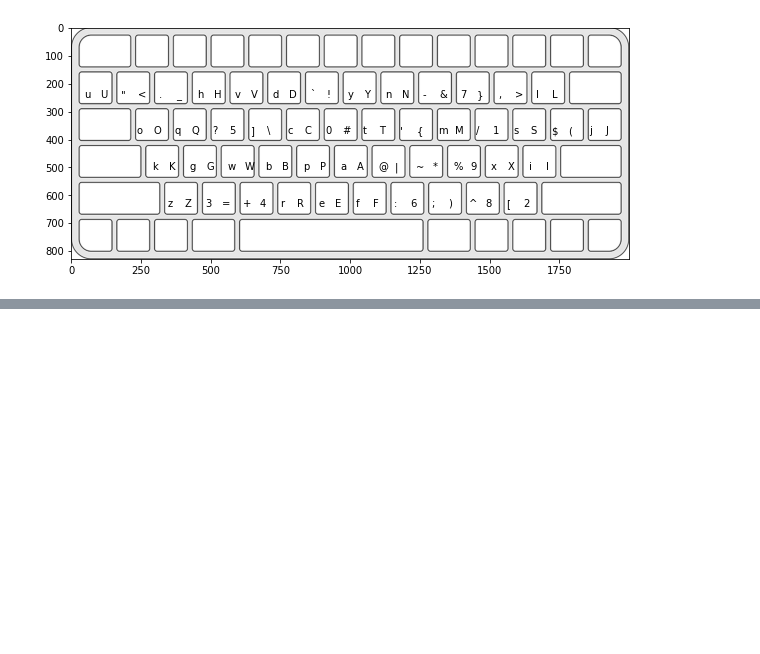
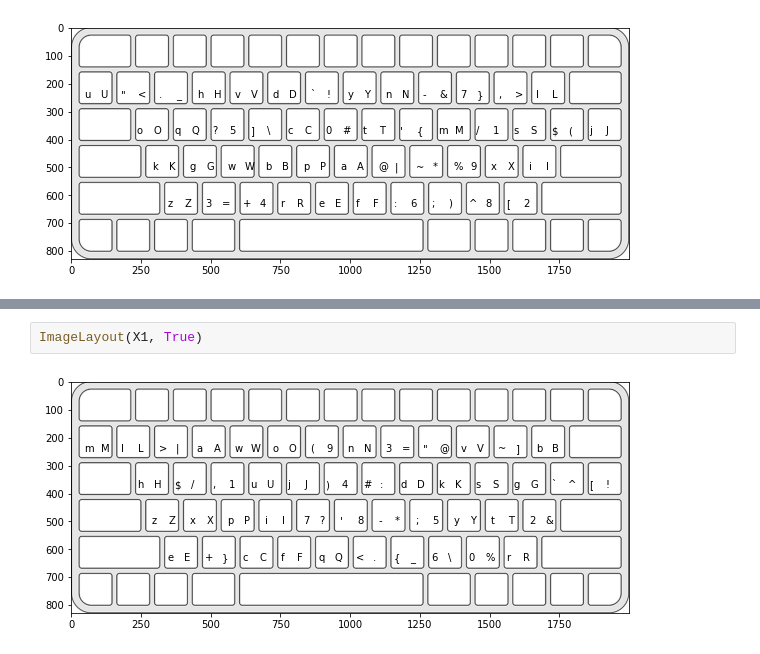
Before and after one commit to jmcsuite/Optimizacion_2, a Jupyter notebook: ProyectoFinal_KeyboardLayout/ObjectiveFunction.ipynb, the cells around one changed output, grey strips where cells are left out. Saved outputs shown, nothing was run; the diff lists cells and outputs as text; blank space fills up the shorter version.

```diff
--- a/ProyectoFinal_KeyboardLayout/ObjectiveFunction.ipynb
+++ b/ProyectoFinal_KeyboardLayout/ObjectiveFunction.ipynb
@@ -431,0 +424,4 @@ print(ObjectiveFunction(X1, helper), ObjectiveFunction(X2, helper) ,ObjectiveFun
+# %%
+ImageLayout(X1, True)
+# %% [output]
+[figure, added]
```
Also changed, not shown: parts of 4 cells of this notebook.
